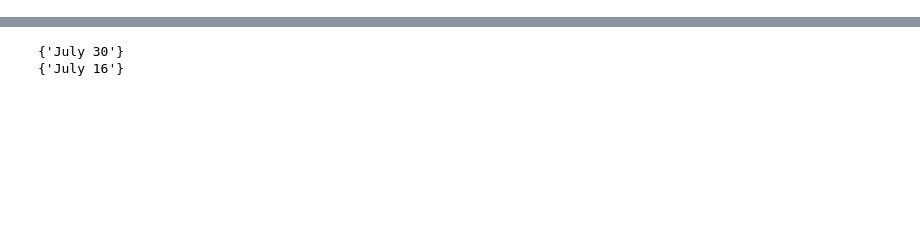
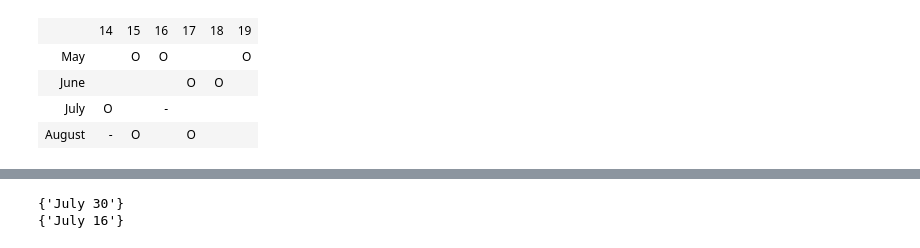
Before and after one commit to jhoward/code_shop, a Jupyter notebook: develup/notebooks/cheryls_birthday.ipynb, the cells around one changed output, grey strips where cells are left out. Saved outputs shown, nothing was run; the diff lists cells and outputs as text; code cells hidden in the pictures; blank space fills up the shorter version.

```diff
--- a/develup/notebooks/cheryls_birthday.ipynb
+++ b/develup/notebooks/cheryls_birthday.ipynb
@@ -0,0 +57,15 @@
+# %%
+cheryl_dates = {
+    'May 15',    'May 16',    'May 19',
+    'June 17',   'June 18',
+    'July 14',   'July 16',
+    'August 14', 'August 15', 'August 17'}
+
+pruned = {'August 14', 'July 16'}
+show(cheryl_dates, pruned)
+# %% [output]
+|  | 14 | 15 | 16 | 17 | 18 | 19 |
+| May |  | O | O |  |  | O |
+| June |  |  |  | O | O |  |
+| July | O |  | - |  |  |  |
+| August | - | O |  | O |  |  |
```
Also changed, not shown: parts of 30 cells of this notebook.
